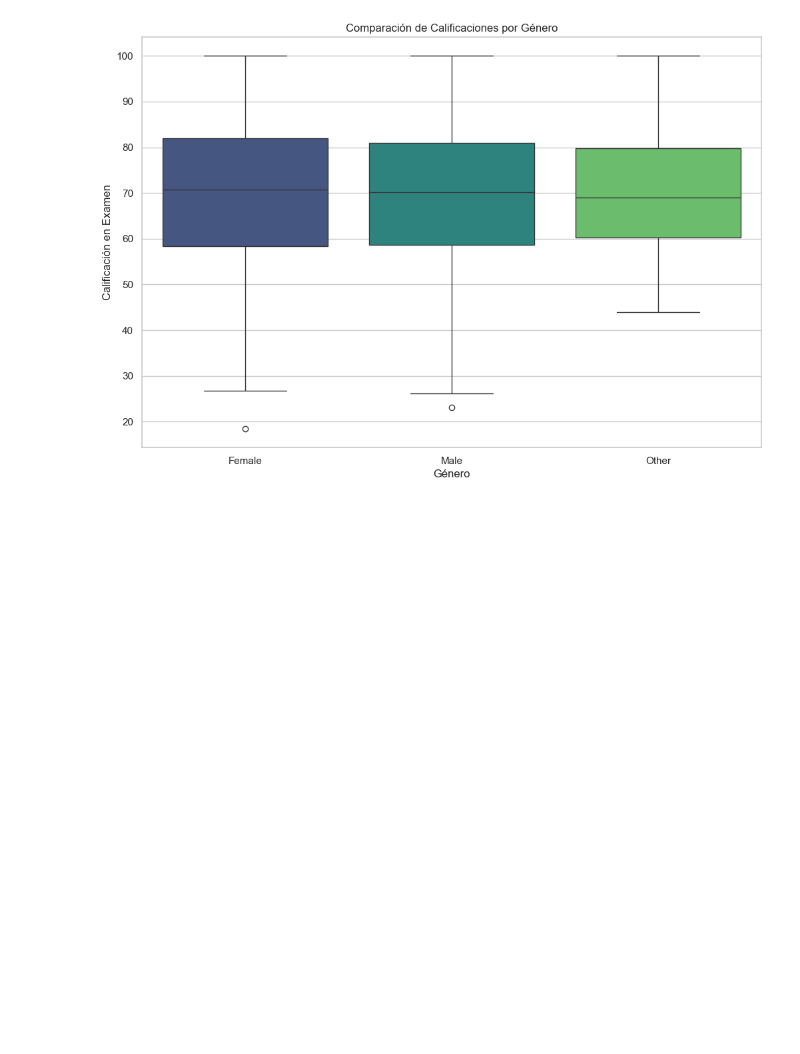
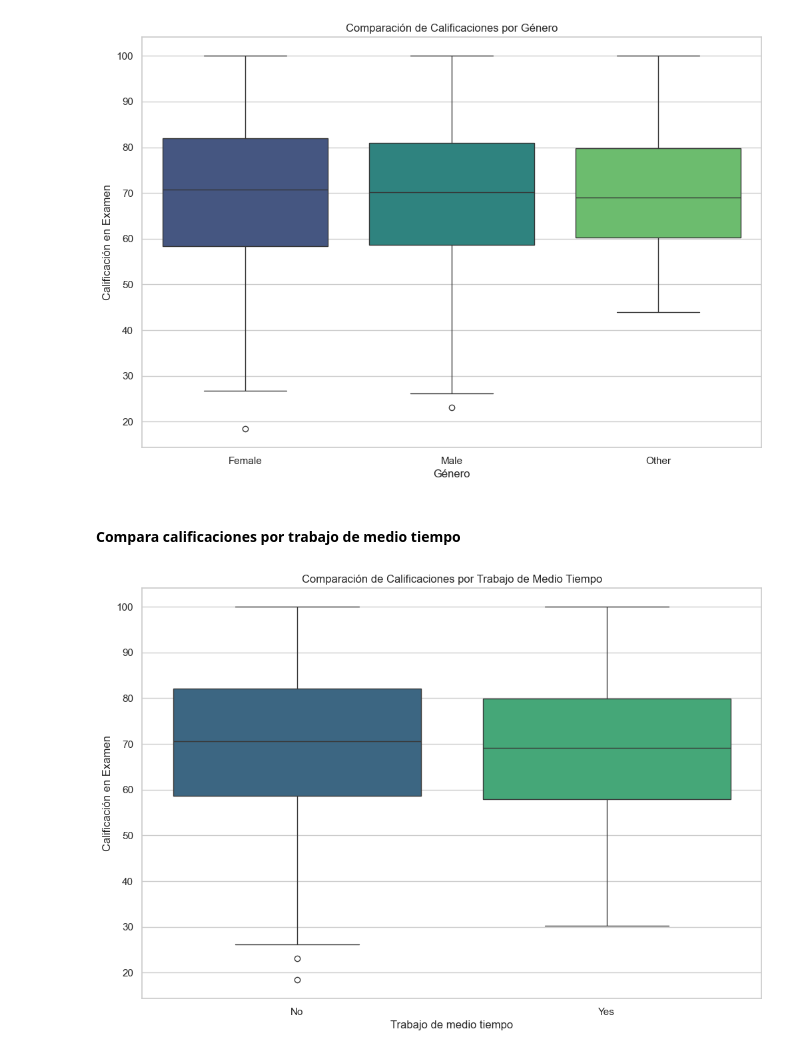
Before and after one commit to vfpomer/performance, a Jupyter notebook: performance.ipynb, the cells around one changed output. Cells and saved outputs as stored; diff of their text form; code cells hidden in the pictures; blank space fills up the shorter version.

```diff
--- a/performance.ipynb
+++ b/performance.ipynb
@@ -435,5 +491,18 @@ plt.show()
 #conclusion: No hay diferencia en el sexo del alumno
 # %% [output]
 [figure]
+# %% [markdown]
+#### Compara calificaciones por trabajo de medio tiempo
 # %%
 # Compara calificaciones por trabajo de medio tiempo
+plt.figure(figsize=(12, 8))  # configuramos el tamaño de la figura
+sns.boxplot(x='part_time_job', y='exam_score', data=df, palette='viridis')  # utilizamos un boxplot para comparar calificaciones
+plt.xlabel('Trabajo de medio tiempo')
+plt.ylabel('Calificación en Examen')
+plt.title('Comparación de Calificaciones por Trabajo de Medio Tiempo')
+plt.show()
+
+# Conclusión: Este gráfico permite observar que no existe una diferencia significativa en las calificaciones
+# entre estudiantes con y sin trabajo de medio tiempo.
+# %% [output]
+[figure, added]
```
Also changed, not shown: parts of 11 cells of this notebook, 1 other file.
